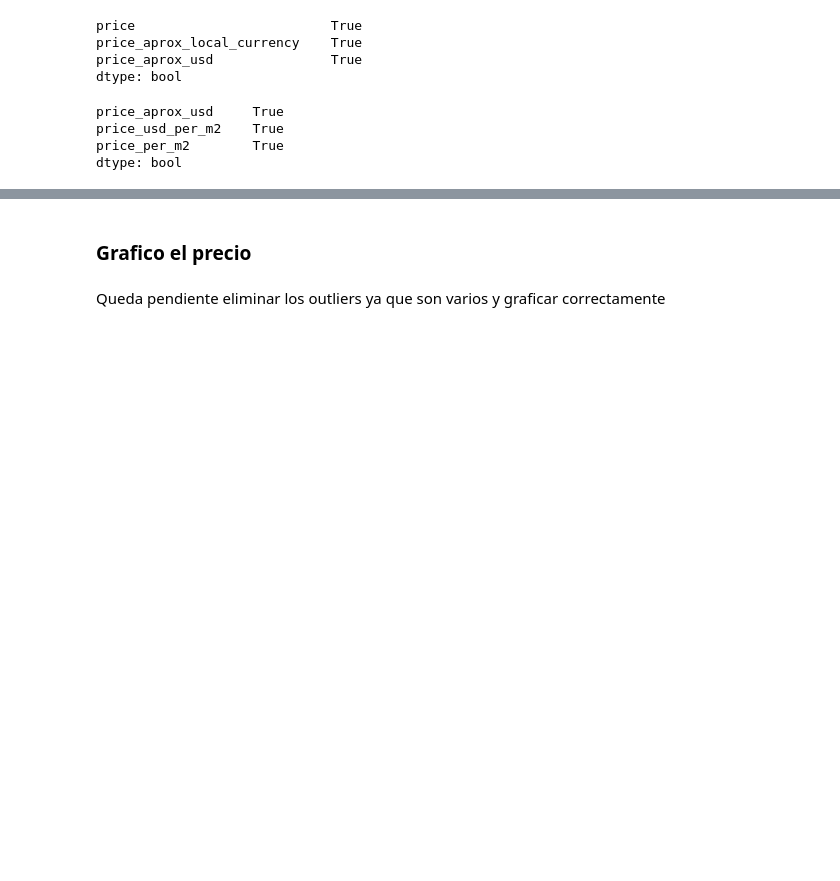
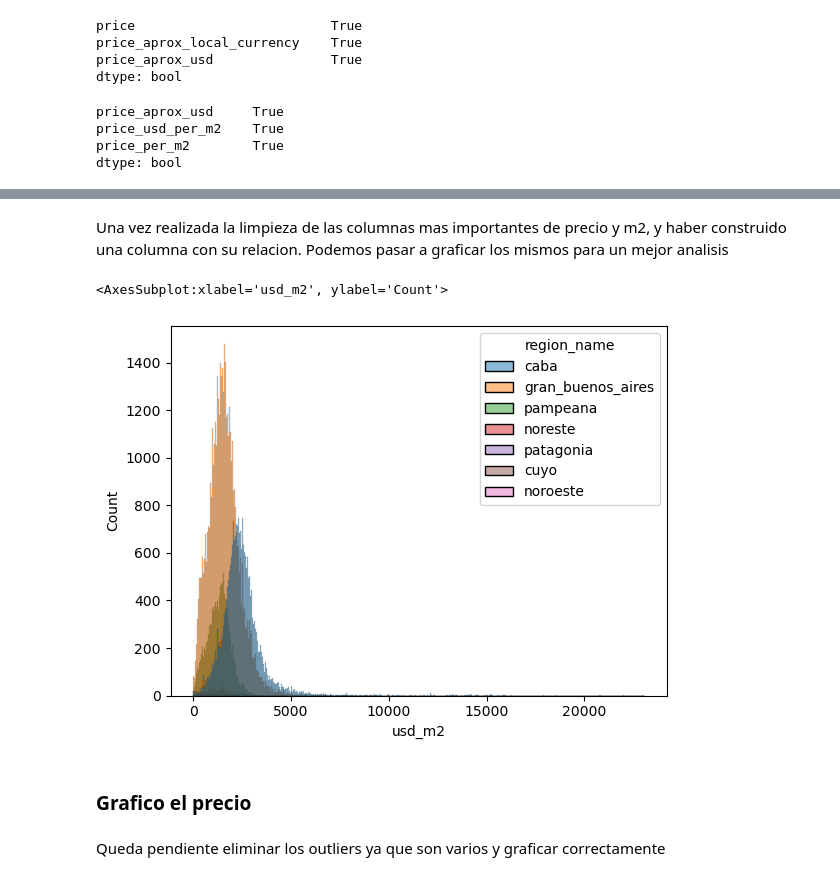
Before and after one commit to JoaquinC-1/TP_DH, a Jupyter notebook: TP_properati.ipynb, the cells around one changed output, grey strips where cells are left out. Drawn from its saved outputs; the diff is of its cells as text; code cells hidden in the pictures; blank space fills up the shorter version.

```diff
--- a/TP_properati.ipynb
+++ b/TP_properati.ipynb
@@ -629,0 +665,3 @@ describe_pesos_and_dolar = describe_usd.fillna(describe_pesos_convert_dolar)
+# %%
+# ME quedo con los mayores de 60 dolares (Fue arbitrario)
+data = data[data["price_aprox_usd"] > 60]
@@ -630,3 +670,5 @@ describe_pesos_and_dolar = describe_usd.fillna(describe_pesos_convert_dolar)
+# %%
+# Creo la variable agrupada por region y propiedad con el precio en dolares
+price_grouped = data.groupby(by=["region_name","property_type"])["price_aprox_usd"]
 # %%
-data["price_aprox_usd"].fillna(describe_pesos_and_dolar, inplace=True)
-data["usd/m2"] = data.price_aprox_usd /data.surface_total_in_m2
+data.price_aprox_usd.fillna(price_grouped.transform("median"), inplace=True)
@@ -633,3 +722,13 @@ data["usd/m2"] = data.price_aprox_usd /data.surface_total_in_m2
+# %%
+# Creo columna para esta relacion de USD/m2
+data["usd_m2"] = data.price_aprox_usd /data.surface_total_in_m2
+# %% [markdown]
+Una vez realizada la limpieza de las columnas mas importantes de precio y m2, y haber construido una columna con su relacion. Podemos pasar a graficar los mismos para un mejor analisis
+# %%
+sns.histplot(data, x="usd_m2", hue="region_name")
+# %% [output]
+<AxesSubplot:xlabel='usd_m2', ylabel='Count'>
+[figure, added]
 # %% [markdown]
 ### Grafico el precio
 # %% [markdown]
```
Also changed, not shown: parts of 58 cells of this notebook.
